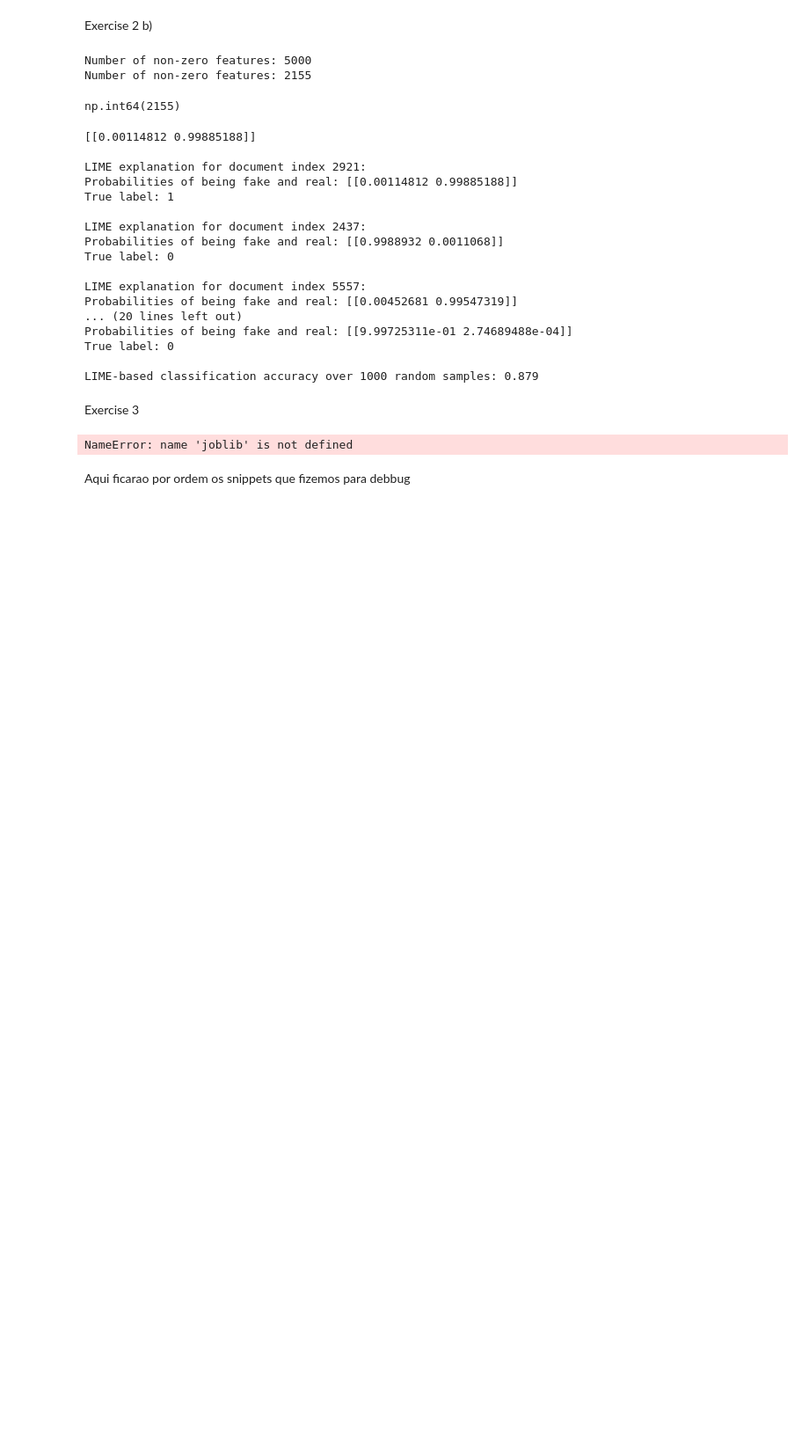
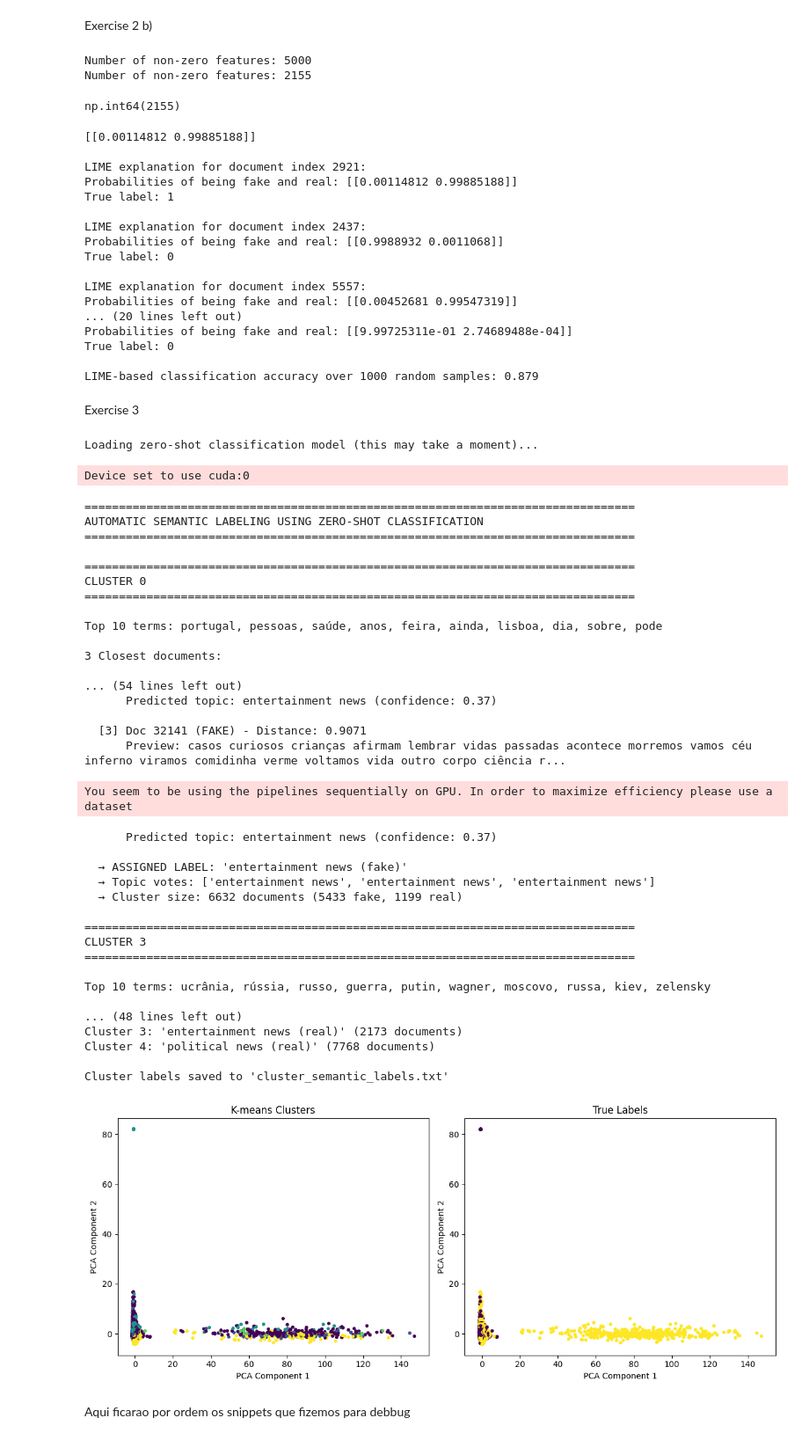
Before and after one commit to bennyc0de/portuguese-fake-news-detection, a Jupyter notebook: NN.ipynb, the cells around one changed output. Shown at 88% size. Cells and saved outputs as stored; diff of their text form; code cells hidden in the pictures; blank space fills up the shorter version.

```diff
--- a/NN.ipynb
+++ b/NN.ipynb
@@ -33,9 +33,16 @@ import sklearn.cluster as clustering
 import matplotlib.pyplot as plt
 from sklearn.preprocessing import StandardScaler
 from sklearn.decomposition import PCA
+from transformers import pipeline
 
-# Note: transformers library needed for zero-shot classification
-# Install with: pip install transformers torch
+VEC_PATH = 'tfidf_vectorizer.joblib'
+TRAIN_CLEANED_PATH = 'Data_Set/train_cleaned.csv'
+TEST_CLEANED_PATH = 'Data_Set/test_cleaned.csv'
+VALIDATION_CLEANED_PATH = 'Data_Set/val_cleaned.csv'
+
+TRAIN_NOT_CLEANED_PATH = 'Data_Set/train_non_cleaned.csv'
+TEST_NOT_CLEANED_PATH = 'Data_Set/test_non_cleaned.csv'
+VALIDATION_NOT_CLEANED_PATH = 'Data_Set/val_non_cleaned.csv'
 # %% [markdown]
 We already loaded the data ,cleaned it and saved as a CSV file.
 However you can run the following snippets of code to load and clean the data. The snippet with the exercices will allways use whats saved inside the Data_Set folder
@@ -184,7 +191,7 @@ The models are already saved in the joblibs, but you can allways run theses cell
 
 #We will use the vectorizer from the joblib file to create the TF-IDF vectors for the test data
 vectorizer = joblib.load(VEC_PATH)
-
+df_train_cleaned = pd.read_csv(TRAIN_CLEANED_PATH, header=0)
 #vectorizer is already fitted with the training data, so we just transform the test data
 X = vectorizer.transform(df_train_cleaned['Text'])
 y = df_train_cleaned['Label'].values
@@ -588,6 +595,7 @@ Exercise 3
 # %%
 
 vectorizer = joblib.load(VEC_PATH)
+df_train_cleaned = pd.read_csv(TRAIN_CLEANED_PATH, header=0)
 training_vectors = vectorizer.transform(df_train_cleaned['Text'])
 terms = vectorizer.get_feature_names_out()
 
@@ -615,7 +623,7 @@ distances = kmeans_model.transform(training_vectors)
 
 # Load zero-shot classifier for automatic semantic labeling
 print("Loading zero-shot classification model (this may take a moment)...")
-from transformers import pipeline
+
 classifier = pipeline("zero-shot-classification",
                      model="typeform/distilbert-base-uncased-mnli",
                      device=-0)  # use device=0 if you have GPU
@@ -708,34 +716,71 @@ with open("cluster_semantic_labels.txt", "w", encoding="utf-8") as f:
 print("\nCluster labels saved to 'cluster_semantic_labels.txt'")
 
 #c) Visualize clusters in 2D using PCA. Create two plots: one colored by cluster assignment, one by true label.
 
 X = training_vectors.toarray()
 y = df_train_cleaned['Label'].values
 
 #Standardize the data before PCA
 scaler = StandardScaler()
 X_scaled = scaler.fit_transform(X)
 
 #Não sei se o X_scaled está bem, o gráfico fica mesmo estranho
 
 #
 pca = PCA(n_components=2)
 X_pca = pca.fit_transform(X_scaled)
 plt.figure(figsize=(12, 5))
 plt.subplot(1, 2, 1)
 plt.scatter(X_pca[:, 0], X_pca[:, 1], c=kmeans_model.labels_, cmap='viridis', s=10)
 plt.title('K-means Clusters')
 plt.xlabel('PCA Component 1')
 plt.ylabel('PCA Component 2')
 plt.subplot(1, 2, 2)
 plt.scatter(X_pca[:, 0], X_pca[:, 1], c=df_train_cleaned['Label'], cmap='viridis', s=10)
 plt.title('True Labels')
 plt.xlabel('PCA Component 1')
 plt.ylabel('PCA Component 2')
 plt.tight_layout()
 plt.show()
 # %% [output]
-NameError: name 'joblib' is not defined
+Loading zero-shot classification model (this may take a moment)...
+Device set to use cuda:0
+================================================================================
+AUTOMATIC SEMANTIC LABELING USING ZERO-SHOT CLASSIFICATION
+================================================================================
+
+================================================================================
+CLUSTER 0
+================================================================================
+
+Top 10 terms: portugal, pessoas, saúde, anos, feira, ainda, lisboa, dia, sobre, pode
+
+3 Closest documents:
+
+... (54 lines left out)
+      Predicted topic: entertainment news (confidence: 0.37)
+
+  [3] Doc 32141 (FAKE) - Distance: 0.9071
+      Preview: casos curiosos crianças afirmam lembrar vidas passadas acontece morremos vamos céu inferno viramos comidinha verme voltamos vida outro corpo ciência r...
+You seem to be using the pipelines sequentially on GPU. In order to maximize efficiency please use a dataset
+      Predicted topic: entertainment news (confidence: 0.37)
+
+  → ASSIGNED LABEL: 'entertainment news (fake)'
+  → Topic votes: ['entertainment news', 'entertainment news', 'entertainment news']
+  → Cluster size: 6632 documents (5433 fake, 1199 real)
+
+================================================================================
+CLUSTER 3
+================================================================================
+
+Top 10 terms: ucrânia, rússia, russo, guerra, putin, wagner, moscovo, russa, kiev, zelensky
+
+... (48 lines left out)
+Cluster 3: 'entertainment news (real)' (2173 documents)
+Cluster 4: 'political news (real)' (7768 documents)
+
+Cluster labels saved to 'cluster_semantic_labels.txt'
+[figure, added]
 # %% [markdown]
 Aqui ficarao por ordem os snippets que fizemos para debbug
 # %%
```
Also changed, not shown: parts of 3 cells of this notebook, 3 other files.
